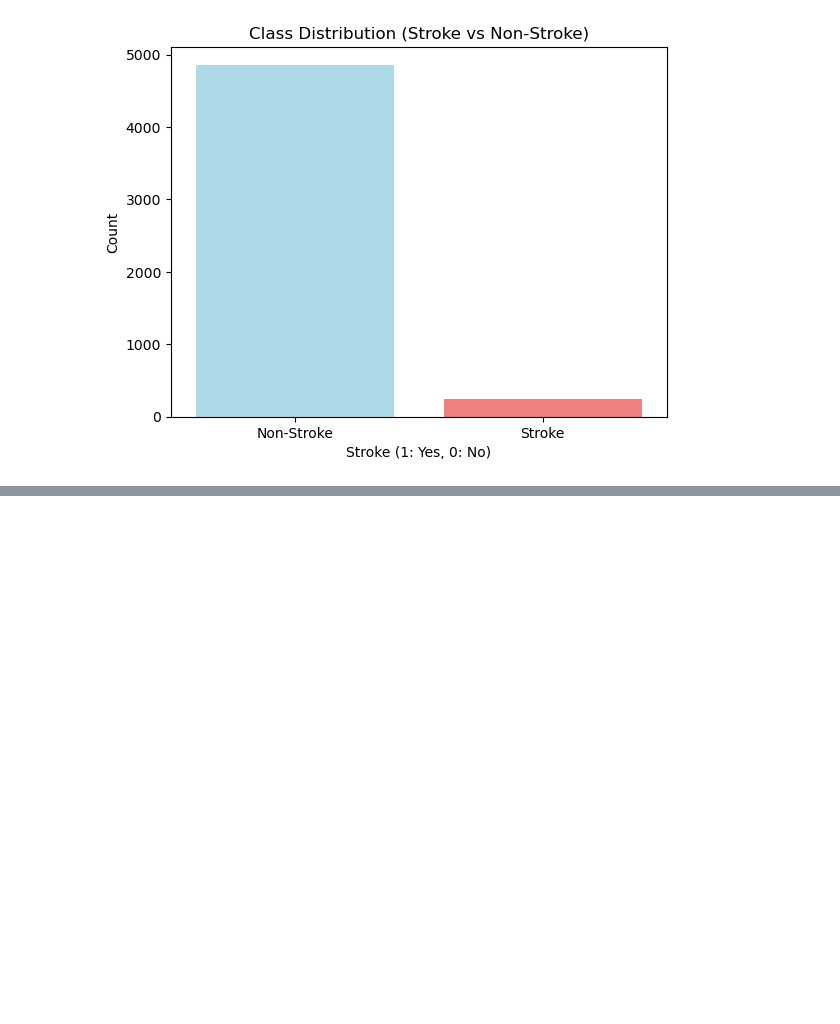
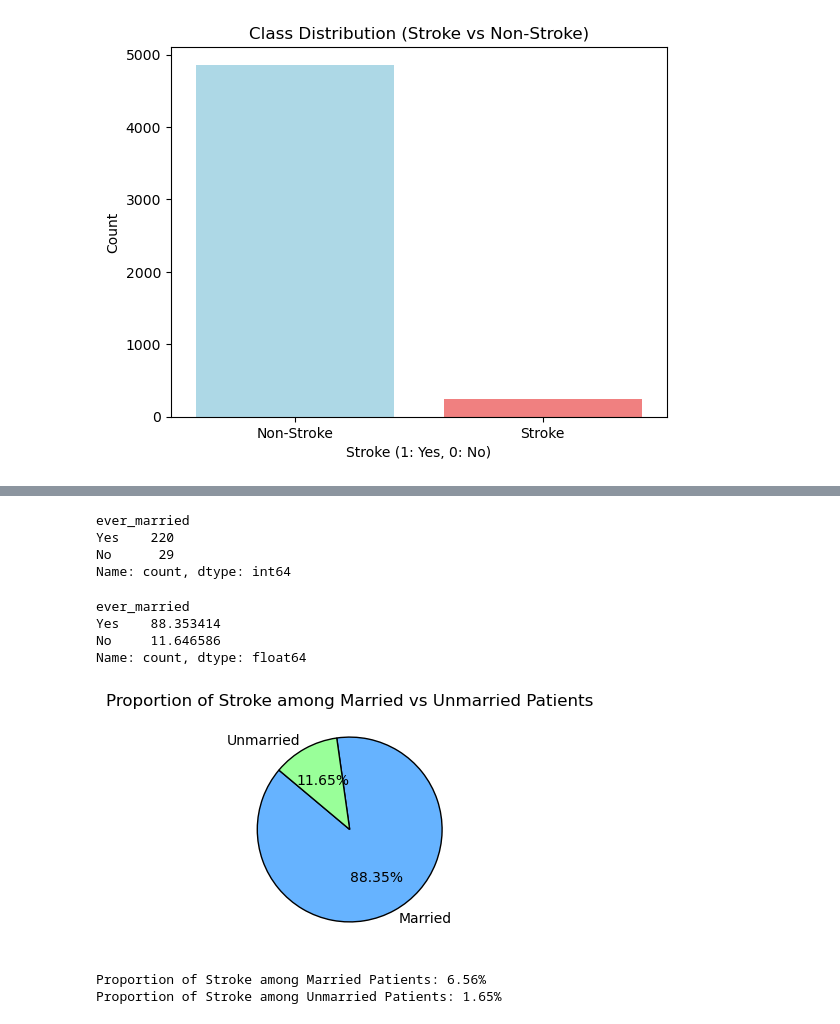
Before and after one commit to RuiQianSun/team7, a Jupyter notebook: experiments/visualizations(np).ipynb, the cells around one changed output, grey strips where cells are left out. Cells and saved outputs as stored; diff of their text form; code cells hidden in the pictures; blank space fills up the shorter version.

```diff
--- a/experiments/visualizations(np).ipynb
+++ b/experiments/visualizations(np).ipynb
@@ -302,0 +397,67 @@ plt.show()
+# %%
+# Filter the dataset to only include rows where stroke == 1
+stroke_data = data[data['stroke'] == 1]
+
+# Count how many are married vs unmarried among those who had a stroke
+stroke_counts_by_marital_status = stroke_data['ever_married'].value_counts()
+
+# Display the result
+print(stroke_counts_by_marital_status)
+# %% [output]
+ever_married
+Yes    220
+No      29
+Name: count, dtype: int64
+# %%
+# Filter the dataset to only include rows where stroke == 1
+stroke_data = data[data['stroke'] == 1]
+
+# Count how many are married vs unmarried among those who had a stroke
+stroke_counts_by_marital_status = stroke_data['ever_married'].value_counts()
+
+# Calculate the proportion of married and unmarried individuals with stroke
+total_stroke_cases = stroke_counts_by_marital_status.sum()
+
+# Calculate the percentage
+proportion_percentage = (stroke_counts_by_marital_status / total_stroke_cases) * 100
+
+# Display the result
+print(proportion_percentage)
+# %% [output]
+ever_married
+Yes    88.353414
+No     11.646586
+Name: count, dtype: float64
+# %%
+import matplotlib.pyplot as plt
+
+# Data: Proportion of stroke among married and unmarried individuals
+labels = ['Married', 'Unmarried']
+sizes = [88.35, 11.65]  # Proportions in percentage
+
+# Plotting the pie chart
+plt.figure(figsize=(3, 3))
+plt.pie(sizes, labels=labels, autopct='%1.2f%%', colors=['#66b3ff', '#99ff99'], startangle=140, wedgeprops={'edgecolor': 'black'})
+
+# Add a title
+plt.title('Proportion of Stroke among Married vs Unmarried Patients')
+
+# Show the plot
+plt.show()
+# %% [output]
+[figure, added]
+# %%
+# Calculate the proportion of stroke among married individuals (ever_married == "Yes")
+married_data = data[data['ever_married'] == 'Yes']
+married_stroke_rate = married_data['stroke'].mean() * 100  # Mean of 'stroke' will give the proportion
+
+# Calculate the proportion of stroke among unmarried individuals (ever_married == "No")
+unmarried_data = data[data['ever_married'] == 'No']
+unmarried_stroke_rate = unmarried_data['stroke'].mean() * 100  # Mean of 'stroke' will give the proportion
+
+# Display the result as percentages
+print(f"Proportion of Stroke among Married Patients: {married_stroke_rate:.2f}%")
+print(f"Proportion of Stroke among Unmarried Patients: {unmarried_stroke_rate:.2f}%")
+# %% [output]
+Proportion of Stroke among Married Patients: 6.56%
+Proportion of Stroke among Unmarried Patients: 1.65%
```
Also changed, not shown: parts of 20 cells of this notebook, 1 other file.
